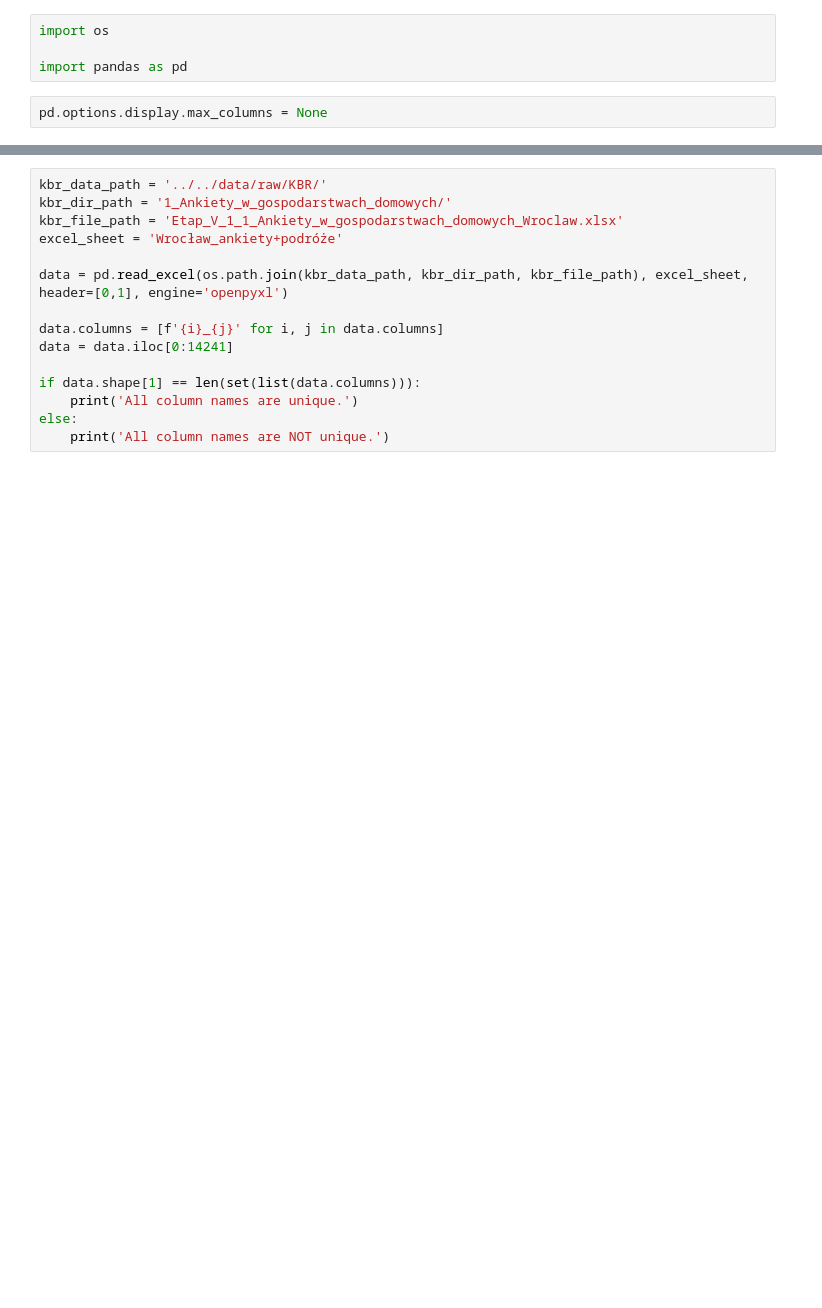
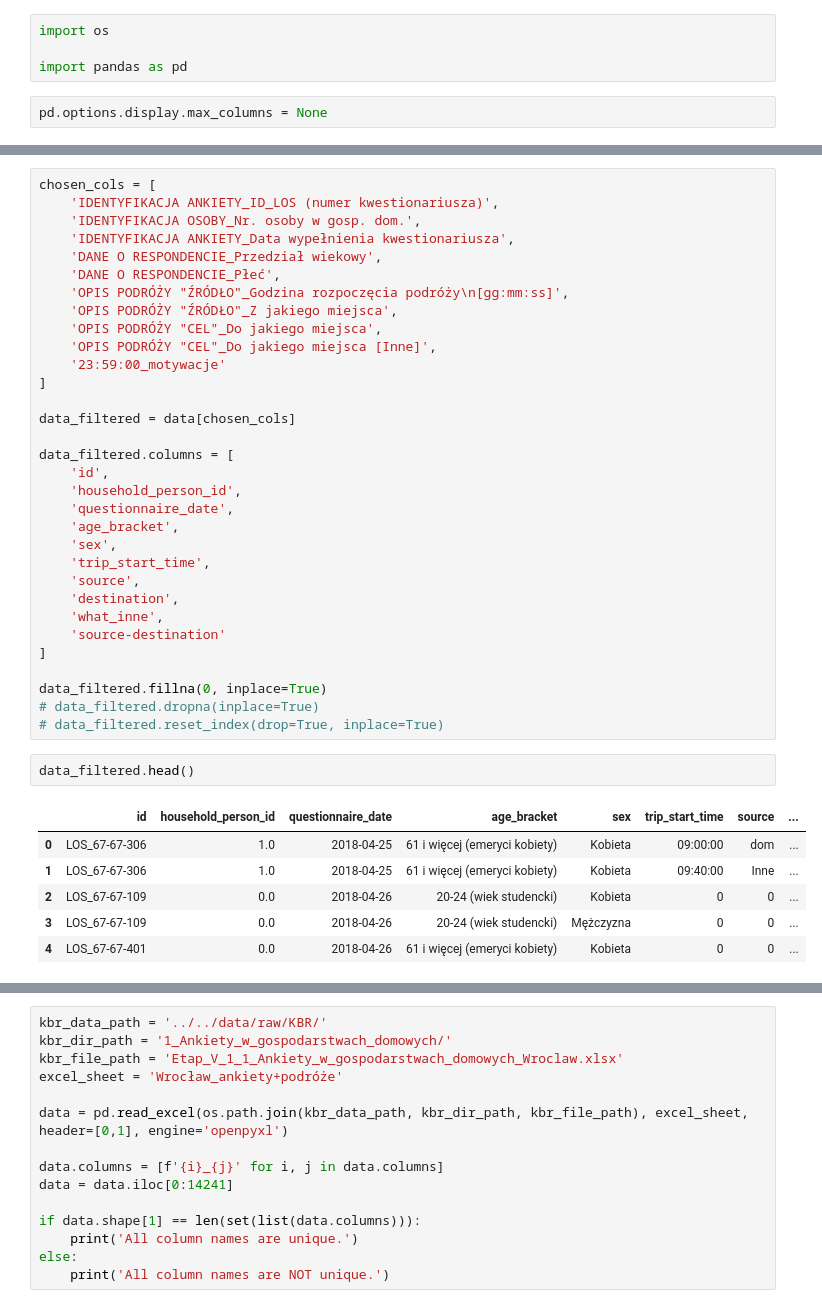
Before and after one commit to AgataSkibinska/urban-mobility-project, a Jupyter notebook: notebooks/mc_simulation_distributions/distributions.ipynb, the cells around one changed output, grey strips where cells are left out. Drawn from its saved outputs; the diff is of its cells as text; blank space fills up the shorter version.

```diff
--- a/notebooks/mc_simulation_distributions/distributions.ipynb
+++ b/notebooks/mc_simulation_distributions/distributions.ipynb
@@ -6,0 +33,41 @@ pd.options.display.max_columns = None
+# %%
+chosen_cols = [
+    'IDENTYFIKACJA ANKIETY_ID_LOS (numer kwestionariusza)',
+    'IDENTYFIKACJA OSOBY_Nr. osoby w gosp. dom.',
+    'IDENTYFIKACJA ANKIETY_Data wypełnienia kwestionariusza',
+    'DANE O RESPONDENCIE_Przedział wiekowy',
+    'DANE O RESPONDENCIE_Płeć',
+    'OPIS PODRÓŻY "ŹRÓDŁO"_Godzina rozpoczęcia podróży\n[gg:mm:ss]',
+    'OPIS PODRÓŻY "ŹRÓDŁO"_Z jakiego miejsca',
+    'OPIS PODRÓŻY "CEL"_Do jakiego miejsca',
+    'OPIS PODRÓŻY "CEL"_Do jakiego miejsca [Inne]',
+    '23:59:00_motywacje'
+]
+
+data_filtered = data[chosen_cols]
+
+data_filtered.columns = [
+    'id',
+    'household_person_id',
+    'questionnaire_date',
+    'age_bracket',
+    'sex',
+    'trip_start_time',
+    'source',
+    'destination',
+    'what_inne',
+    'source-destination'
+]
+
+data_filtered.fillna(0, inplace=True)
+# data_filtered.dropna(inplace=True)
+# data_filtered.reset_index(drop=True, inplace=True)
+# %%
+data_filtered.head()
+# %% [output]
+|  | id | household_person_id | questionnaire_date | age_bracket | sex | trip_start_time | source | ... |
+| 0 | LOS_67-67-306 | 1.0 | 2018-04-25 | 61 i więcej (emeryci kobiety) | Kobieta | 09:00:00 | dom | ... |
+| 1 | LOS_67-67-306 | 1.0 | 2018-04-25 | 61 i więcej (emeryci kobiety) | Kobieta | 09:40:00 | Inne | ... |
+| 2 | LOS_67-67-109 | 0.0 | 2018-04-26 | 20-24 (wiek studencki) | Kobieta | 0 | 0 | ... |
+| 3 | LOS_67-67-109 | 0.0 | 2018-04-26 | 20-24 (wiek studencki) | Mężczyzna | 0 | 0 | ... |
+| 4 | LOS_67-67-401 | 0.0 | 2018-04-26 | 61 i więcej (emeryci kobiety) | Kobieta | 0 | 0 | ... |
```
Also changed, not shown: parts of 23 cells of this notebook, 3 other files.
